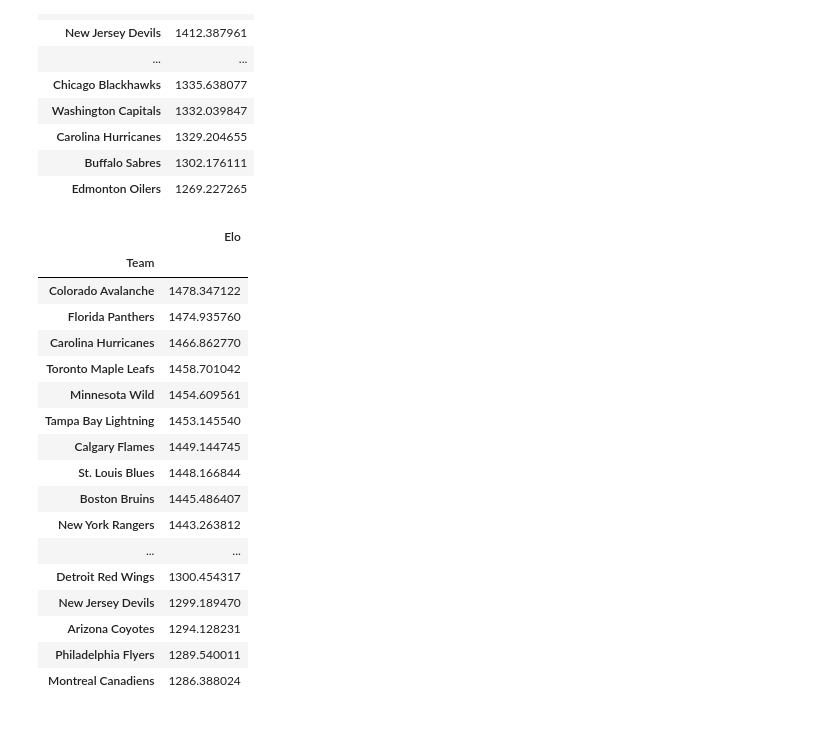
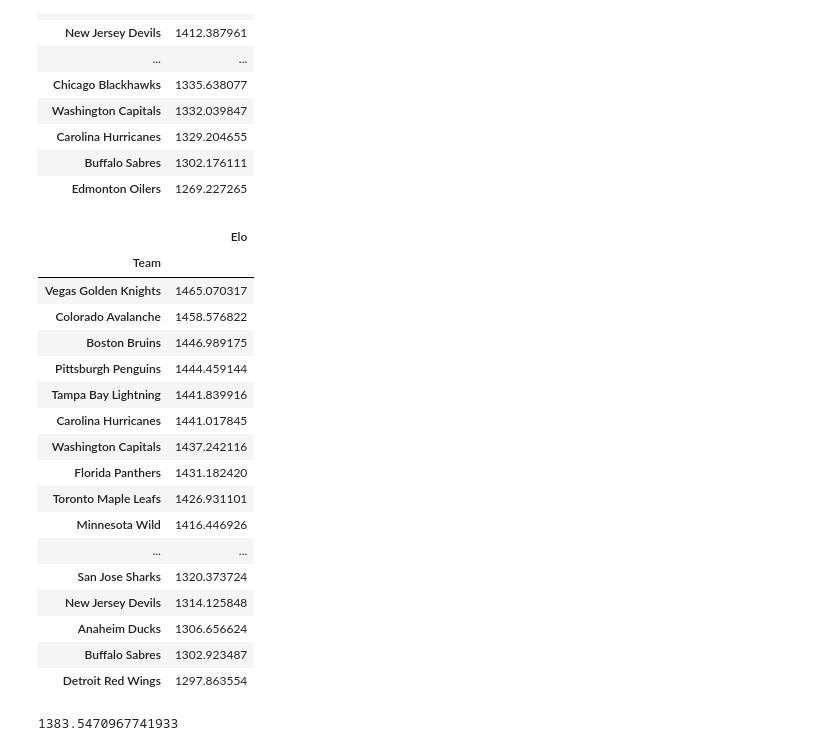
Before and after one commit to hinayatali9/MIE368_PROJECT, a Jupyter notebook: team_proj/scripts/Forecasting Games.ipynb, the cells around one changed output. Cells and saved outputs as stored; diff of their text form; code cells hidden in the pictures.

```diff
--- a/team_proj/scripts/Forecasting Games.ipynb
+++ b/team_proj/scripts/Forecasting Games.ipynb
@@ -473,29 +473,33 @@ elo_df.sort_values(by='Elo', ascending=False)
 # %%
 elo_df = pd.DataFrame(columns = ['Elo']).rename_axis('Team')
 
-for team, elo in final_season_elos[2022].items():
+for team, elo in final_season_elos[2021].items():
     elo_df.loc[team] = [elo]
 
 elo_df.sort_values(by='Elo', ascending=False)
 # %% [output]
 |  | Elo |
 | Team |  |
-| Colorado Avalanche | 1478.347122 |
-| Florida Panthers | 1474.935760 |
-| Carolina Hurricanes | 1466.862770 |
-| Toronto Maple Leafs | 1458.701042 |
-| Minnesota Wild | 1454.609561 |
-| Tampa Bay Lightning | 1453.145540 |
-| Calgary Flames | 1449.144745 |
-| St. Louis Blues | 1448.166844 |
-| Boston Bruins | 1445.486407 |
-| New York Rangers | 1443.263812 |
+| Vegas Golden Knights | 1465.070317 |
+| Colorado Avalanche | 1458.576822 |
+| Boston Bruins | 1446.989175 |
+| Pittsburgh Penguins | 1444.459144 |
+| Tampa Bay Lightning | 1441.839916 |
+| Carolina Hurricanes | 1441.017845 |
+| Washington Capitals | 1437.242116 |
+| Florida Panthers | 1431.182420 |
+| Toronto Maple Leafs | 1426.931101 |
+| Minnesota Wild | 1416.446926 |
 | ... | ... |
-| Detroit Red Wings | 1300.454317 |
-| New Jersey Devils | 1299.189470 |
-| Arizona Coyotes | 1294.128231 |
-| Philadelphia Flyers | 1289.540011 |
-| Montreal Canadiens | 1286.388024 |
+| San Jose Sharks | 1320.373724 |
+| New Jersey Devils | 1314.125848 |
+| Anaheim Ducks | 1306.656624 |
+| Buffalo Sabres | 1302.923487 |
+| Detroit Red Wings | 1297.863554 |
+# %%
+np.mean(elo_df['Elo'])
+# %% [output]
+1383.5470967741933
 # %%
 df2 = scores_df[scores_df['Season'] == 2022]
 df2
```
Also changed, not shown: parts of 3 cells of this notebook.
